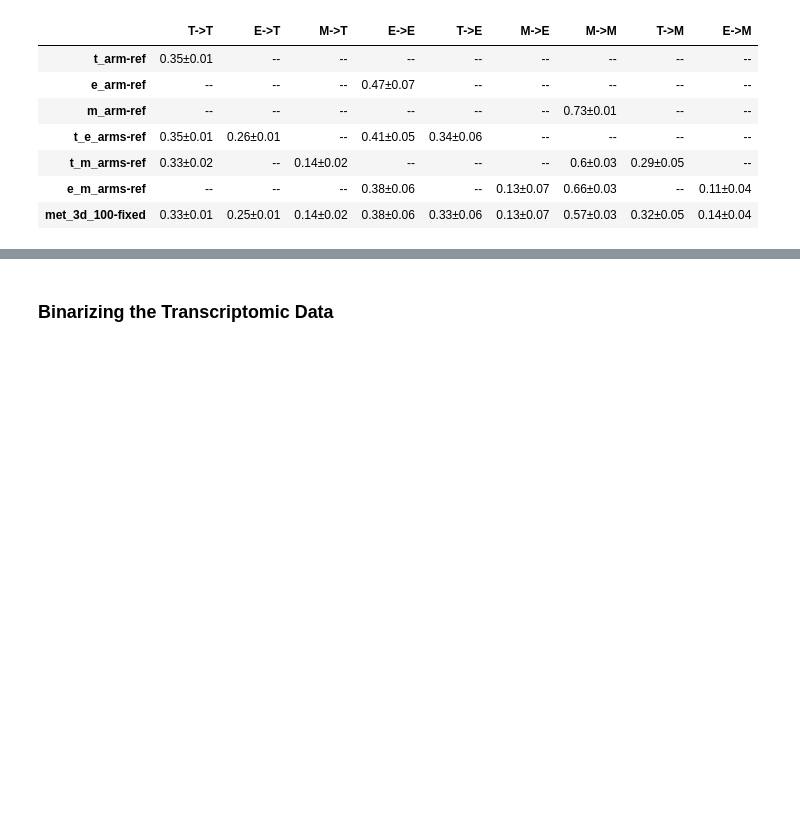
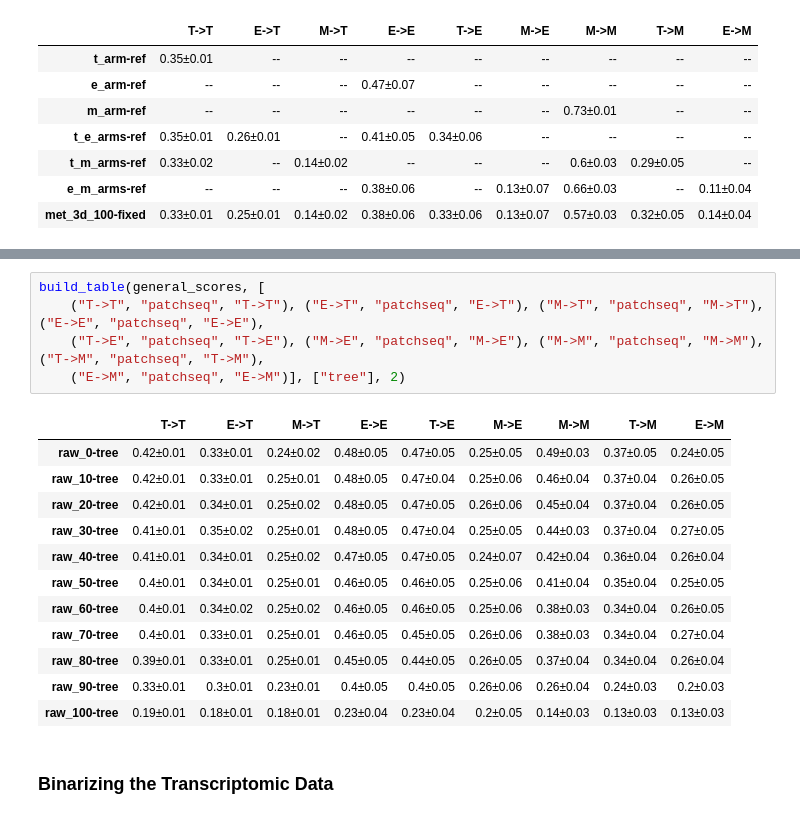
Before and after one commit to AllenInstitute/cplAE_MET, a Jupyter notebook: notebooks/Results.ipynb, the cells around one changed output, grey strips where cells are left out. Drawn from its saved outputs; the diff is of its cells as text; blank space fills up the shorter version.

```diff
--- a/notebooks/Results.ipynb
+++ b/notebooks/Results.ipynb
@@ -707,3 +743,21 @@ build_table(general_scores, [
+# %%
+build_table(general_scores, [
+    ("T->T", "patchseq", "T->T"), ("E->T", "patchseq", "E->T"), ("M->T", "patchseq", "M->T"), ("E->E", "patchseq", "E->E"),
+    ("T->E", "patchseq", "T->E"), ("M->E", "patchseq", "M->E"), ("M->M", "patchseq", "M->M"), ("T->M", "patchseq", "T->M"),
+    ("E->M", "patchseq", "E->M")], ["tree"], 2)
+# %% [output]
+|  | T->T | E->T | M->T | E->E | T->E | M->E | M->M | T->M | E->M |
+| raw_0-tree | 0.42±0.01 | 0.33±0.01 | 0.24±0.02 | 0.48±0.05 | 0.47±0.05 | 0.25±0.05 | 0.49±0.03 | 0.37±0.05 | 0.24±0.05 |
+| raw_10-tree | 0.42±0.01 | 0.33±0.01 | 0.25±0.01 | 0.48±0.05 | 0.47±0.04 | 0.25±0.06 | 0.46±0.04 | 0.37±0.04 | 0.26±0.05 |
+| raw_20-tree | 0.42±0.01 | 0.34±0.01 | 0.25±0.02 | 0.48±0.05 | 0.47±0.05 | 0.26±0.06 | 0.45±0.04 | 0.37±0.04 | 0.26±0.05 |
+| raw_30-tree | 0.41±0.01 | 0.35±0.02 | 0.25±0.01 | 0.48±0.05 | 0.47±0.04 | 0.25±0.05 | 0.44±0.03 | 0.37±0.04 | 0.27±0.05 |
+| raw_40-tree | 0.41±0.01 | 0.34±0.01 | 0.25±0.02 | 0.47±0.05 | 0.47±0.05 | 0.24±0.07 | 0.42±0.04 | 0.36±0.04 | 0.26±0.04 |
+| raw_50-tree | 0.4±0.01 | 0.34±0.01 | 0.25±0.01 | 0.46±0.05 | 0.46±0.05 | 0.25±0.06 | 0.41±0.04 | 0.35±0.04 | 0.25±0.05 |
+| raw_60-tree | 0.4±0.01 | 0.34±0.02 | 0.25±0.02 | 0.46±0.05 | 0.46±0.05 | 0.25±0.06 | 0.38±0.03 | 0.34±0.04 | 0.26±0.05 |
+| raw_70-tree | 0.4±0.01 | 0.33±0.01 | 0.25±0.01 | 0.46±0.05 | 0.45±0.05 | 0.26±0.06 | 0.38±0.03 | 0.34±0.04 | 0.27±0.04 |
+| raw_80-tree | 0.39±0.01 | 0.33±0.01 | 0.25±0.01 | 0.45±0.05 | 0.44±0.05 | 0.26±0.05 | 0.37±0.04 | 0.34±0.04 | 0.26±0.04 |
+| raw_90-tree | 0.33±0.01 | 0.3±0.01 | 0.23±0.01 | 0.4±0.05 | 0.4±0.05 | 0.26±0.06 | 0.26±0.04 | 0.24±0.03 | 0.2±0.03 |
+| raw_100-tree | 0.19±0.01 | 0.18±0.01 | 0.18±0.01 | 0.23±0.04 | 0.23±0.04 | 0.2±0.05 | 0.14±0.03 | 0.13±0.03 | 0.13±0.03 |
 # %% [markdown]
 ### Binarizing the Transcriptomic Data
 # %% [markdown]
```
Also changed, not shown: parts of 31 cells of this notebook, 2 other files.
